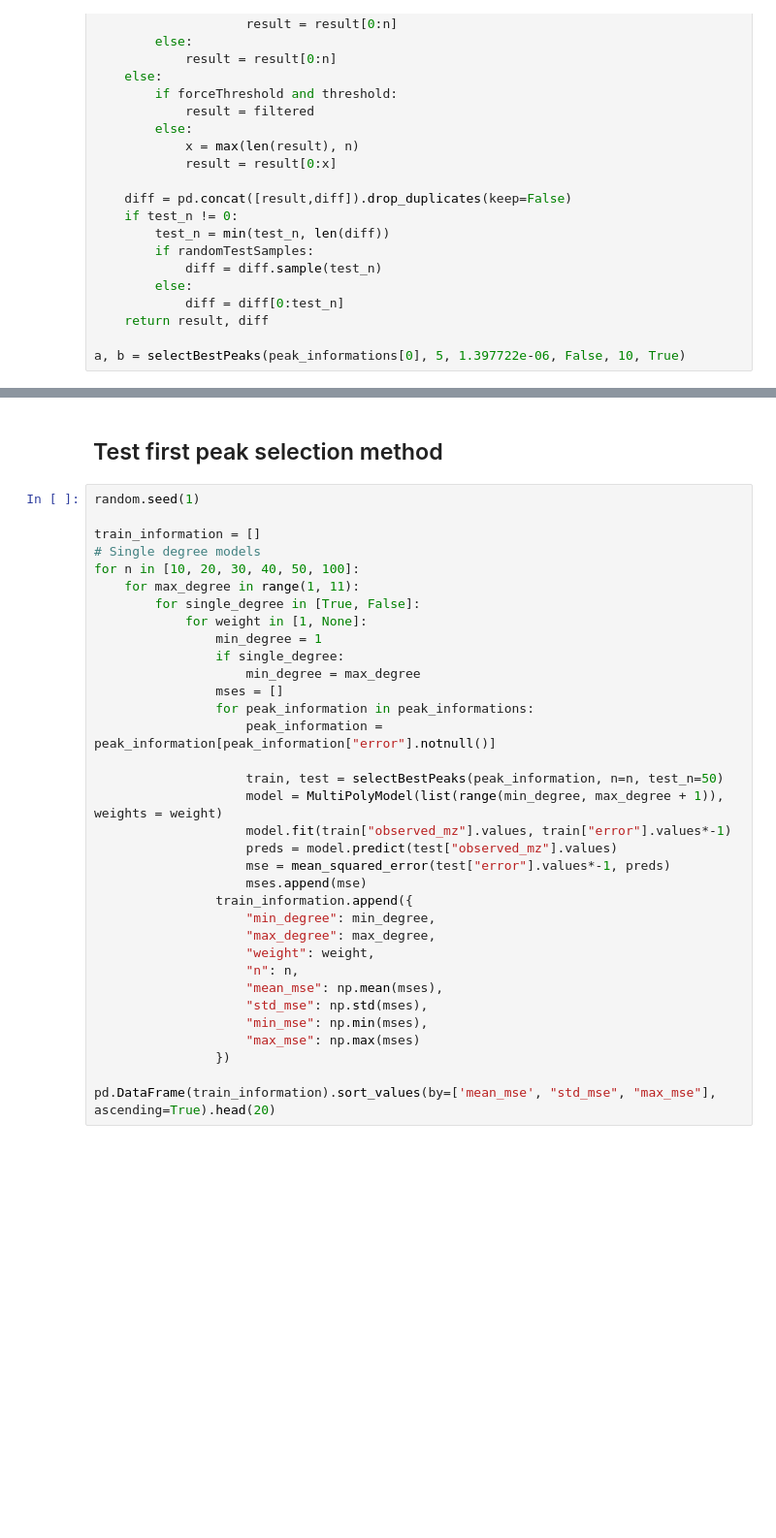
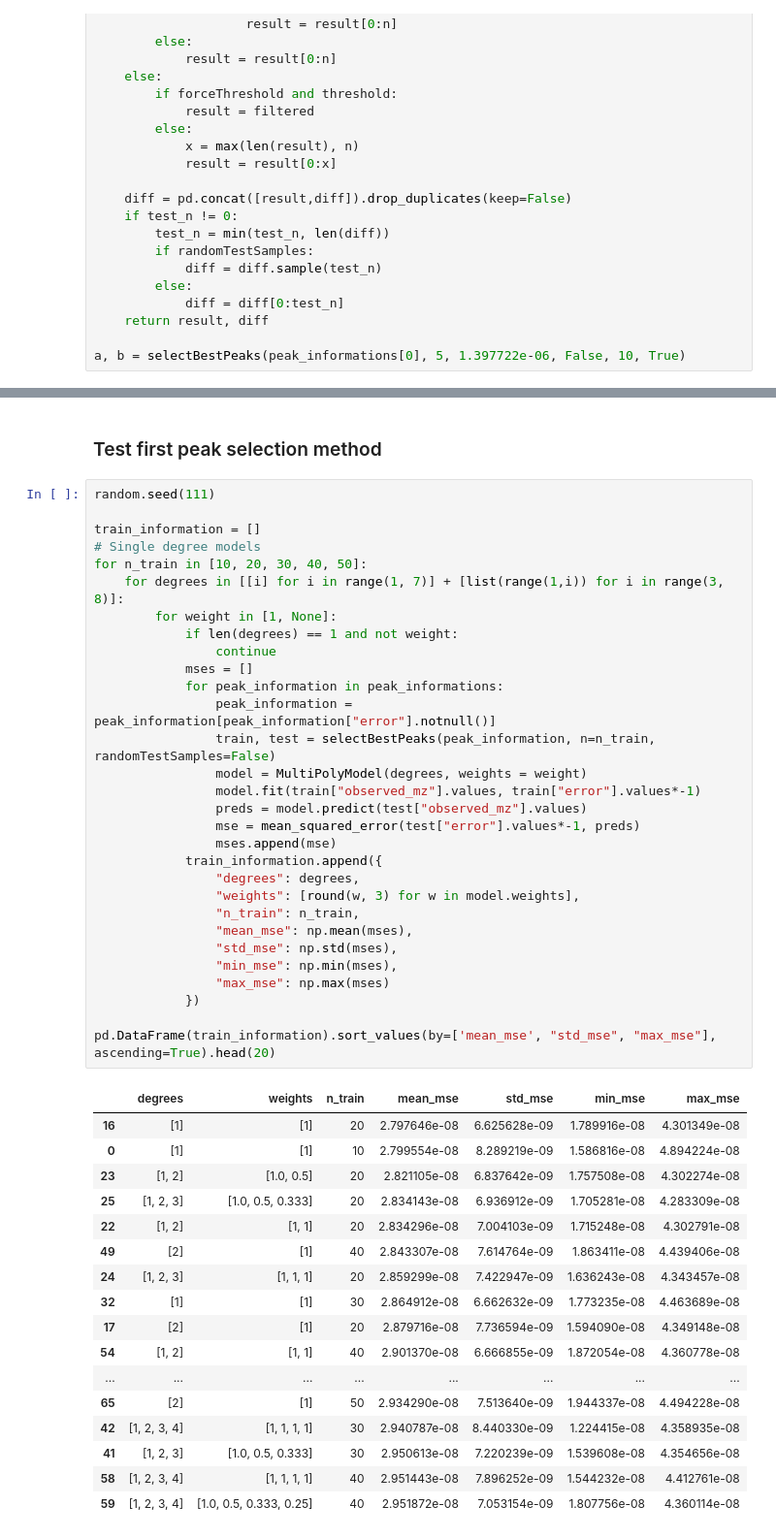
Before and after one commit to jokinen77/DataScienceProject1-Orbitrap, a Jupyter notebook: DataScienceProject1.ipynb, the cells around one changed output, grey strips where cells are left out. Shown: that part at 97% size. Drawn from its saved outputs; the diff is of its cells as text; blank space fills up the shorter version.

```diff
--- a/DataScienceProject1.ipynb
+++ b/DataScienceProject1.ipynb
@@ -441,36 +552,50 @@ a, b = selectBestPeaks(peak_informations[0], 5, 1.397722e-06, False, 10, True)
 # %% [markdown]
-## Test first peak selection method
+### Test first peak selection method
 # %%
-random.seed(1)
+random.seed(111)
 
 train_information = []
 # Single degree models
-for n in [10, 20, 30, 40, 50, 100]:
-    for max_degree in range(1, 11):
-        for single_degree in [True, False]:
-            for weight in [1, None]:
-                min_degree = 1
-                if single_degree:
-                    min_degree = max_degree
-                mses = []
-                for peak_information in peak_informations:
-                    peak_information = peak_information[peak_information["error"].notnull()]
-
-                    train, test = selectBestPeaks(peak_information, n=n, test_n=50)
-                    model = MultiPolyModel(list(range(min_degree, max_degree + 1)), weights = weight)
-                    model.fit(train["observed_mz"].values, train["error"].values*-1)
-                    preds = model.predict(test["observed_mz"].values)
-                    mse = mean_squared_error(test["error"].values*-1, preds)
-                    mses.append(mse)
-                train_information.append({
-                    "min_degree": min_degree,
-                    "max_degree": max_degree,
-                    "weight": weight,
-                    "n": n,
-                    "mean_mse": np.mean(mses),
-                    "std_mse": np.std(mses),
-                    "min_mse": np.min(mses),
-                    "max_mse": np.max(mses)
-                })
+for n_train in [10, 20, 30, 40, 50]:
+    for degrees in [[i] for i in range(1, 7)] + [list(range(1,i)) for i in range(3, 8)]:
+        for weight in [1, None]:
+            if len(degrees) == 1 and not weight:
+                continue
+            mses = []
+            for peak_information in peak_informations:
+                peak_information = peak_information[peak_information["error"].notnull()]
+                train, test = selectBestPeaks(peak_information, n=n_train, randomTestSamples=False)
+                model = MultiPolyModel(degrees, weights = weight)
+                model.fit(train["observed_mz"].values, train["error"].values*-1)
+                preds = model.predict(test["observed_mz"].values)
+                mse = mean_squared_error(test["error"].values*-1, preds)
+                mses.append(mse)
+            train_information.append({
+                "degrees": degrees,
+                "weights": [round(w, 3) for w in model.weights],
+                "n_train": n_train,
+                "mean_mse": np.mean(mses),
+                "std_mse": np.std(mses),
+                "min_mse": np.min(mses),
+                "max_mse": np.max(mses)
+            })
 
 pd.DataFrame(train_information).sort_values(by=['mean_mse', "std_mse", "max_mse"], ascending=True).head(20)
+# %% [output]
+|  | degrees | weights | n_train | mean_mse | std_mse | min_mse | max_mse |
+| 16 | [1] | [1] | 20 | 2.797646e-08 | 6.625628e-09 | 1.789916e-08 | 4.301349e-08 |
+| 0 | [1] | [1] | 10 | 2.799554e-08 | 8.289219e-09 | 1.586816e-08 | 4.894224e-08 |
+| 23 | [1, 2] | [1.0, 0.5] | 20 | 2.821105e-08 | 6.837642e-09 | 1.757508e-08 | 4.302274e-08 |
+| 25 | [1, 2, 3] | [1.0, 0.5, 0.333] | 20 | 2.834143e-08 | 6.936912e-09 | 1.705281e-08 | 4.283309e-08 |
+| 22 | [1, 2] | [1, 1] | 20 | 2.834296e-08 | 7.004103e-09 | 1.715248e-08 | 4.302791e-08 |
+| 49 | [2] | [1] | 40 | 2.843307e-08 | 7.614764e-09 | 1.863411e-08 | 4.439406e-08 |
+| 24 | [1, 2, 3] | [1, 1, 1] | 20 | 2.859299e-08 | 7.422947e-09 | 1.636243e-08 | 4.343457e-08 |
+| 32 | [1] | [1] | 30 | 2.864912e-08 | 6.662632e-09 | 1.773235e-08 | 4.463689e-08 |
+| 17 | [2] | [1] | 20 | 2.879716e-08 | 7.736594e-09 | 1.594090e-08 | 4.349148e-08 |
+| 54 | [1, 2] | [1, 1] | 40 | 2.901370e-08 | 6.666855e-09 | 1.872054e-08 | 4.360778e-08 |
+| ... | ... | ... | ... | ... | ... | ... | ... |
+| 65 | [2] | [1] | 50 | 2.934290e-08 | 7.513640e-09 | 1.944337e-08 | 4.494228e-08 |
+| 42 | [1, 2, 3, 4] | [1, 1, 1, 1] | 30 | 2.940787e-08 | 8.440330e-09 | 1.224415e-08 | 4.358935e-08 |
+| 41 | [1, 2, 3] | [1.0, 0.5, 0.333] | 30 | 2.950613e-08 | 7.220239e-09 | 1.539608e-08 | 4.354656e-08 |
+| 58 | [1, 2, 3, 4] | [1, 1, 1, 1] | 40 | 2.951443e-08 | 7.896252e-09 | 1.544232e-08 | 4.412761e-08 |
+| 59 | [1, 2, 3, 4] | [1.0, 0.5, 0.333, 0.25] | 40 | 2.951872e-08 | 7.053154e-09 | 1.807756e-08 | 4.360114e-08 |
```
Also changed, not shown: parts of 13 cells of this notebook, 3 other files.
